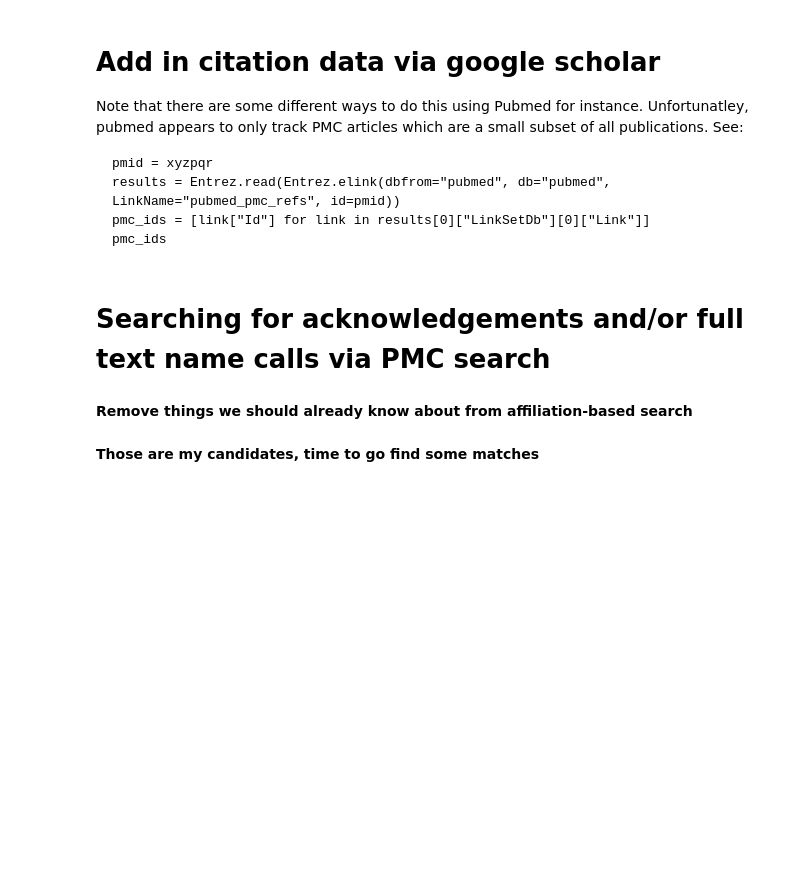
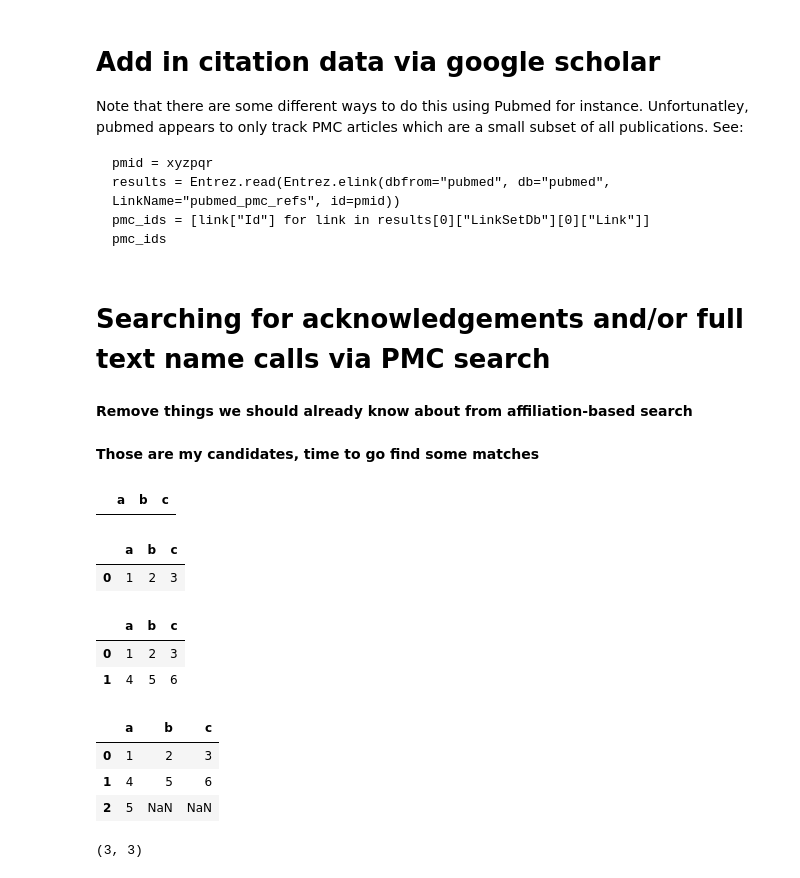
Before and after one commit to adamhockenberry/publication-analytics, a Jupyter notebook: Code/Notebooks/pubmed_curation.ipynb, the cells around one changed output. Saved outputs shown, nothing was run; the diff lists cells and outputs as text; code cells hidden in the pictures; blank space fills up the shorter version.

```diff
--- a/Code/Notebooks/pubmed_curation.ipynb
+++ b/Code/Notebooks/pubmed_curation.ipynb
@@ -338,3 +350,37 @@ id_list
 # %%
 # for record in records:
 #     print(record['TI'])
+# %%
+df = pd.DataFrame(columns=['a', 'b', 'c'])
+# %%
+df
+# %% [output]
+|  | a | b | c |
+# %%
+df.loc[0] = [1, 2, 3]
+# %%
+df
+# %% [output]
+|  | a | b | c |
+| 0 | 1 | 2 | 3 |
+# %%
+df.loc[1] = [4, 5, 6]
+# %%
+df
+# %% [output]
+|  | a | b | c |
+| 0 | 1 | 2 | 3 |
+| 1 | 4 | 5 | 6 |
+# %%
+df.at[2, 'a'] = 5
+# %%
+df
+# %% [output]
+|  | a | b | c |
+| 0 | 1 | 2 | 3 |
+| 1 | 4 | 5 | 6 |
+| 2 | 5 | NaN | NaN |
+# %%
+df.shape
+# %% [output]
+(3, 3)
```
Also changed, not shown: parts of 3 cells of this notebook, 2 other files.
